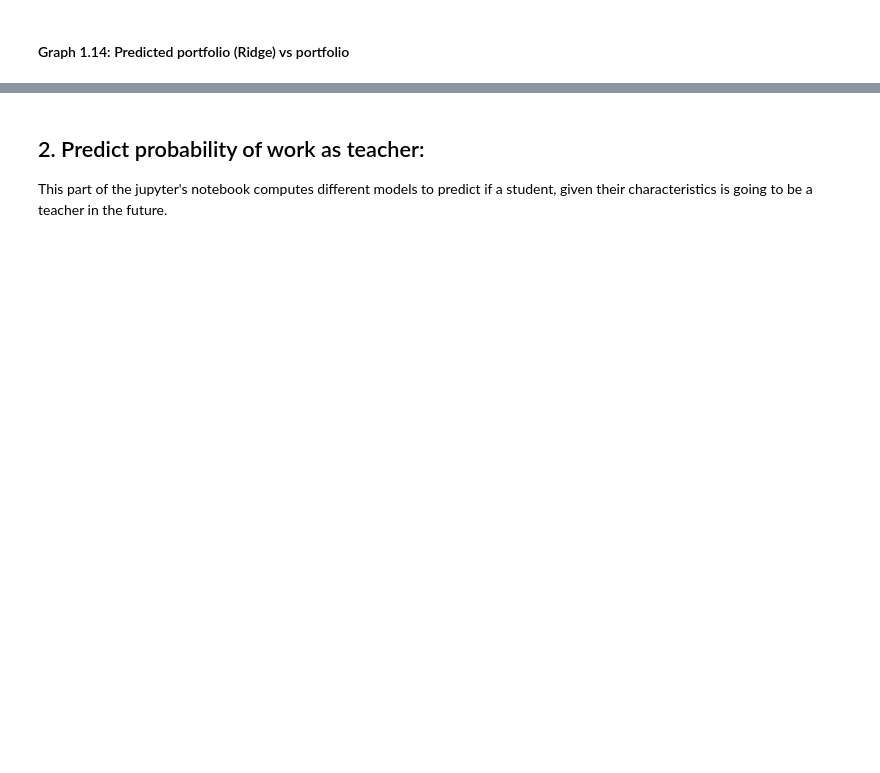
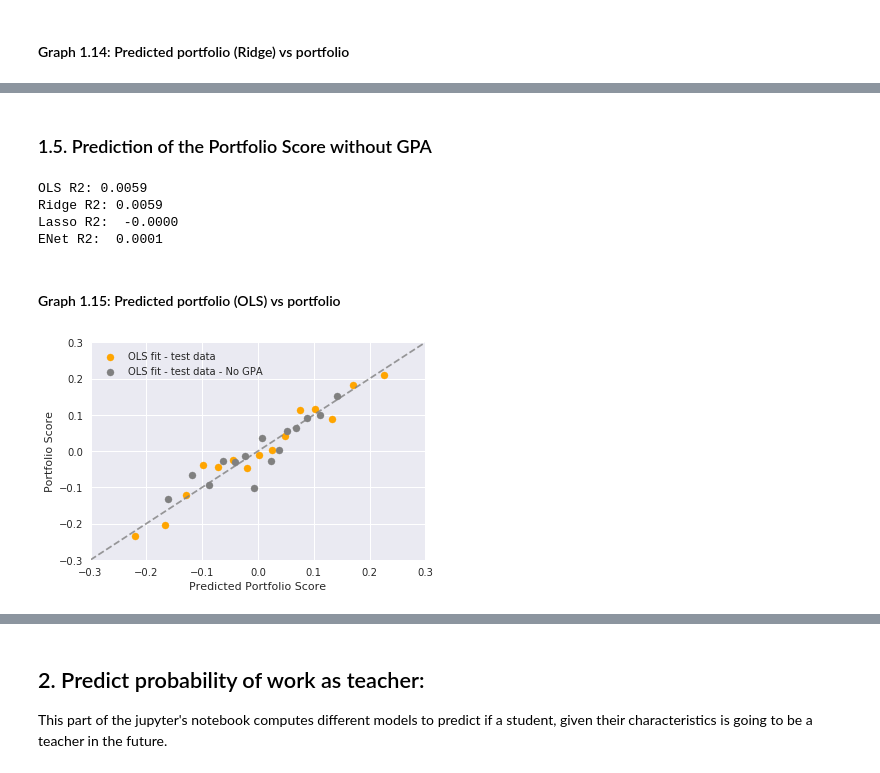
Before and after one commit to teacher-quality/teacher-predictions, a Jupyter notebook: Predictions_teachers.ipynb, the cells around one changed output, grey strips where cells are left out. Saved outputs shown, nothing was run; the diff lists cells and outputs as text; code cells hidden in the pictures; blank space fills up the shorter version.

```diff
--- a/Predictions_teachers.ipynb
+++ b/Predictions_teachers.ipynb
@@ -426,0 +448,54 @@ ax.set_xlim([-.3, .3])
+# %% [markdown]
+### 1.5. Prediction of the Portfolio Score without GPA
+# %%
+X_train_transformed2 = X_train_transformed.drop(['nem'], axis = 1)
+X_test_transformed2  = X_test_transformed.drop(['nem'], axis = 1)
+
+clf = linear_model.LinearRegression()
+clf.fit(X_train_transformed2, y_train)
+pred_train_lr_2 = clf.predict(X_train_transformed2)
+pred_test_lr_2 = clf.predict(X_test_transformed2)
+ls_r_2 = clf.score(X_test_transformed2, y_test)
+
+clf = linear_model.RidgeCV()
+clf.fit(X_train_transformed2, y_train)
+pred_train_rd_2 = clf.predict(X_train_transformed2)
+pred_test_rd_2 = clf.predict(X_test_transformed2)
+clf.score(X_train_transformed2, y_train)
+rcv_r_2 = clf.score(X_test_transformed2, y_test)
+
+clf = linear_model.Lasso(alpha = 0.1)
+clf.fit(X_train_transformed2, y_train)
+pred_train_la_2 = clf.predict(X_train_transformed2)
+pred_test_la_2 = clf.predict(X_test_transformed2)
+clf.score(X_train_transformed2, y_train)
+lasso_r_2 = clf.score(X_test_transformed2, y_test)
+
+clf = linear_model.ElasticNet(alpha = .06)
+clf.fit(X_train_transformed2, y_train)
+pred_train_en_2 = clf.predict(X_train_transformed2)
+pred_test_en_2 = clf.predict(X_test_transformed2)
+clf.score(X_train_transformed2, y_train)
+enet_r_2 = clf.score(X_test_transformed2, y_test)
+# %%
+print("OLS R2: %.4f \nRidge R2: %.4f \nLasso R2:  %.4f \nENet R2:  %.4f" % (ls_r_2, rcv_r_2, lasso_r_2, enet_r_2))
+# %% [output]
+OLS R2: 0.0059
+Ridge R2: 0.0059
+Lasso R2:  -0.0000
+ENet R2:  0.0001
+# %% [markdown]
+#### Graph 1.15: Predicted portfolio (OLS) vs portfolio
+# %%
+sns.regplot(pred_test_lr, y_test, fit_reg=False, ci=False, x_bins = 15, color='orange', label='OLS fit - test data')
+sns.regplot(pred_test_lr_2, y_test, fit_reg=False, ci=False, x_bins = 15,  color='gray', label='OLS fit - test data - No GPA')
+plt.plot(np.array(np.linspace(-.3, .3, num=5)), np.array(np.linspace(-.3, .3, num=5)), color='gray',alpha=.8,linestyle='--')
+plt.ylabel(r'Portfolio Score')
+plt.xlabel('Predicted Portfolio Score')
+plt.legend()
+ax = plt.gca()
+ax.set_ylim([-.3, .3])
+ax.set_xlim([-.3, .3])
+plt.show()
+# %% [output]
+[figure, added]
```
Also changed, not shown: parts of 34 cells of this notebook.
